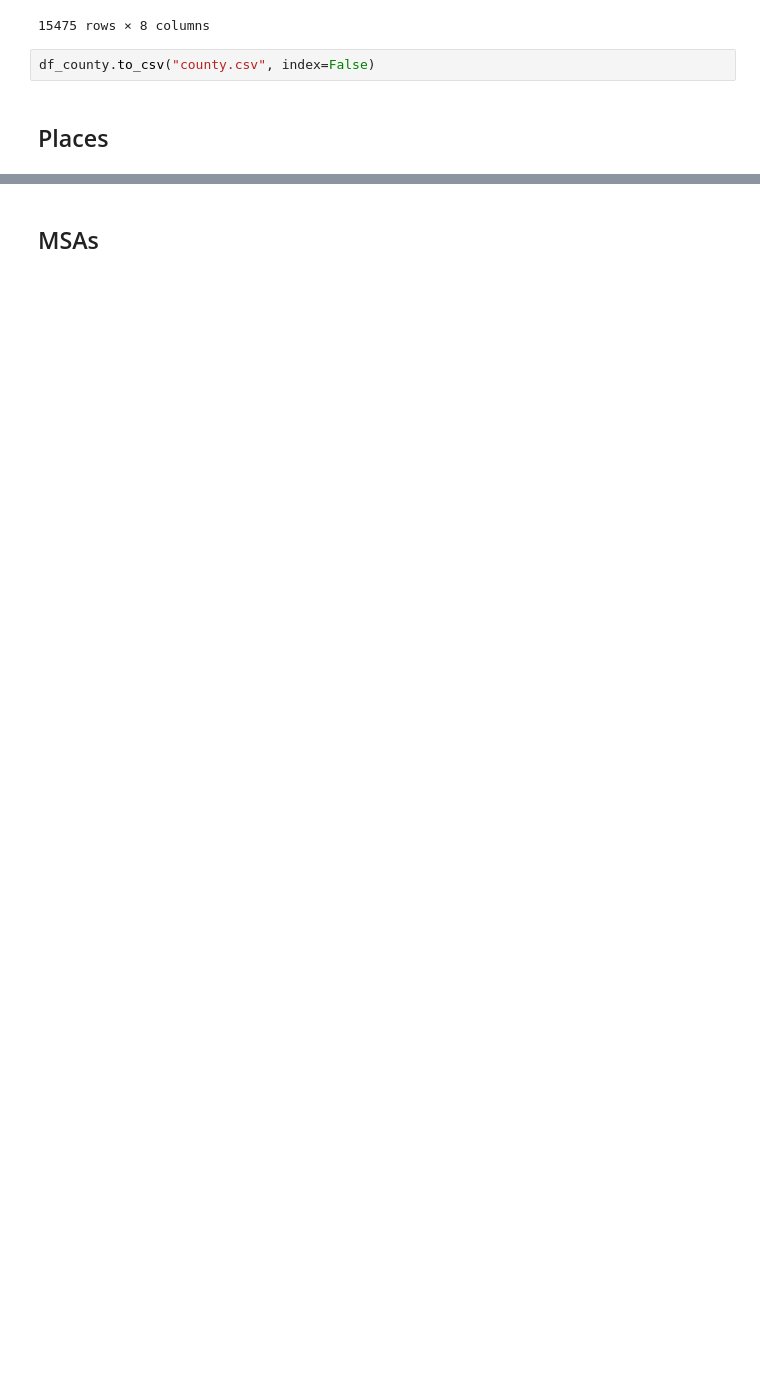
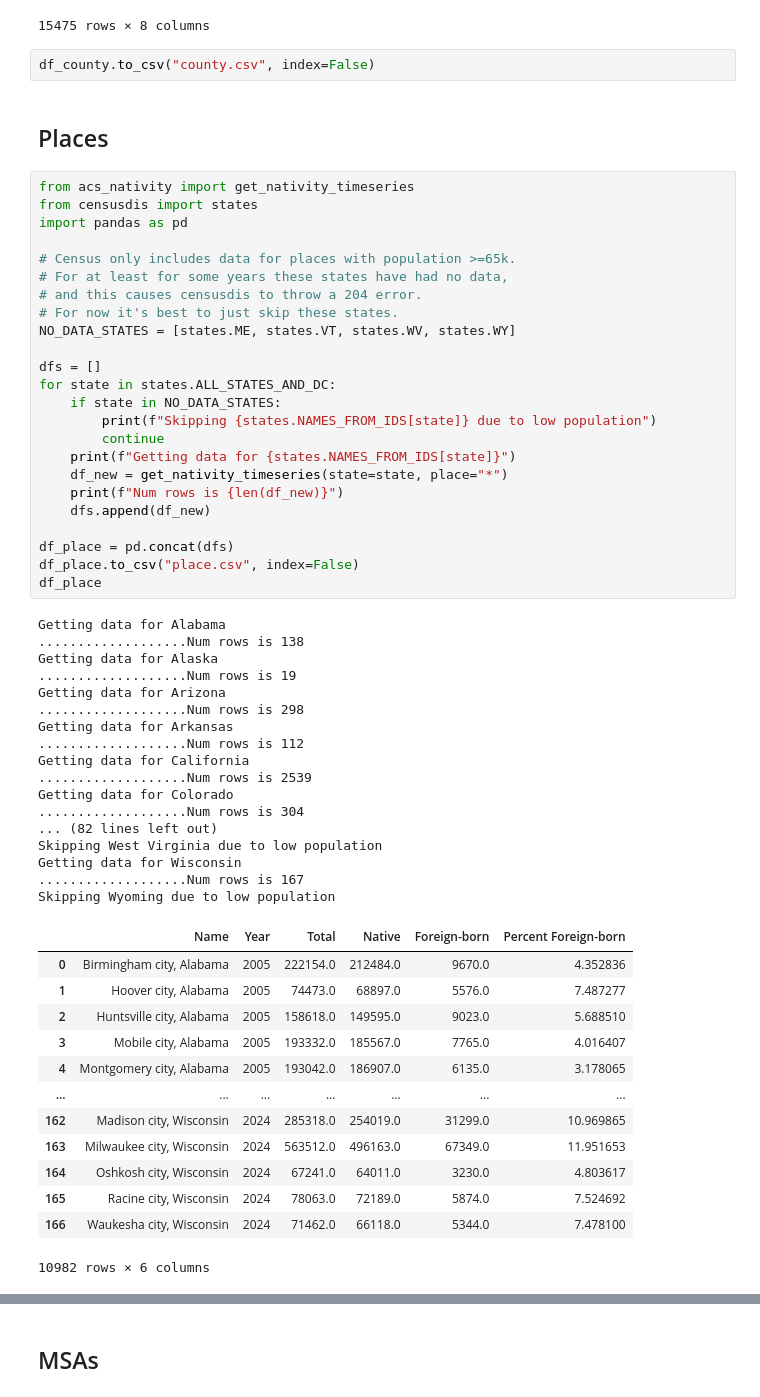
Before and after one commit to arilamstein/acs-nativity-streamlit, a Jupyter notebook: gen-data.ipynb, the cells around one changed output, grey strips where cells are left out. Saved outputs shown, nothing was run; the diff lists cells and outputs as text; blank space fills up the shorter version.

Commit message:
initial checkin of "place" (i.e. city / large town) data

```diff
--- a/gen-data.ipynb
+++ b/gen-data.ipynb
@@ -189,3 +189,58 @@ df_county
 df_county.to_csv("county.csv", index=False)
 # %% [markdown]
 ## Places
+# %%
+from acs_nativity import get_nativity_timeseries
+from censusdis import states
+import pandas as pd
+
+# Census only includes data for places with population >=65k.
+# For at least for some years these states have had no data,
+# and this causes censusdis to throw a 204 error.
+# For now it's best to just skip these states.
+NO_DATA_STATES = [states.ME, states.VT, states.WV, states.WY]
+
+dfs = []
+for state in states.ALL_STATES_AND_DC:
+    if state in NO_DATA_STATES:
+        print(f"Skipping {states.NAMES_FROM_IDS[state]} due to low population")
+        continue
+    print(f"Getting data for {states.NAMES_FROM_IDS[state]}")
+    df_new = get_nativity_timeseries(state=state, place="*")
+    print(f"Num rows is {len(df_new)}")
+    dfs.append(df_new)
+
+df_place = pd.concat(dfs)
+df_place.to_csv("place.csv", index=False)
+df_place
+# %% [output]
+Getting data for Alabama
+...................Num rows is 138
+Getting data for Alaska
+...................Num rows is 19
+Getting data for Arizona
+...................Num rows is 298
+Getting data for Arkansas
+...................Num rows is 112
+Getting data for California
+...................Num rows is 2539
+Getting data for Colorado
+...................Num rows is 304
+... (82 lines left out)
+Skipping West Virginia due to low population
+Getting data for Wisconsin
+...................Num rows is 167
+Skipping Wyoming due to low population
+|  | Name | Year | Total | Native | Foreign-born | Percent Foreign-born |
+| 0 | Birmingham city, Alabama | 2005 | 222154.0 | 212484.0 | 9670.0 | 4.352836 |
+| 1 | Hoover city, Alabama | 2005 | 74473.0 | 68897.0 | 5576.0 | 7.487277 |
+| 2 | Huntsville city, Alabama | 2005 | 158618.0 | 149595.0 | 9023.0 | 5.688510 |
+| 3 | Mobile city, Alabama | 2005 | 193332.0 | 185567.0 | 7765.0 | 4.016407 |
+| 4 | Montgomery city, Alabama | 2005 | 193042.0 | 186907.0 | 6135.0 | 3.178065 |
+| ... | ... | ... | ... | ... | ... | ... |
+| 162 | Madison city, Wisconsin | 2024 | 285318.0 | 254019.0 | 31299.0 | 10.969865 |
+| 163 | Milwaukee city, Wisconsin | 2024 | 563512.0 | 496163.0 | 67349.0 | 11.951653 |
+| 164 | Oshkosh city, Wisconsin | 2024 | 67241.0 | 64011.0 | 3230.0 | 4.803617 |
+| 165 | Racine city, Wisconsin | 2024 | 78063.0 | 72189.0 | 5874.0 | 7.524692 |
+| 166 | Waukesha city, Wisconsin | 2024 | 71462.0 | 66118.0 | 5344.0 | 7.478100 |
+10982 rows × 6 columns
```
Also changed, not shown: parts of 1 cell of this notebook, 1 other file.
